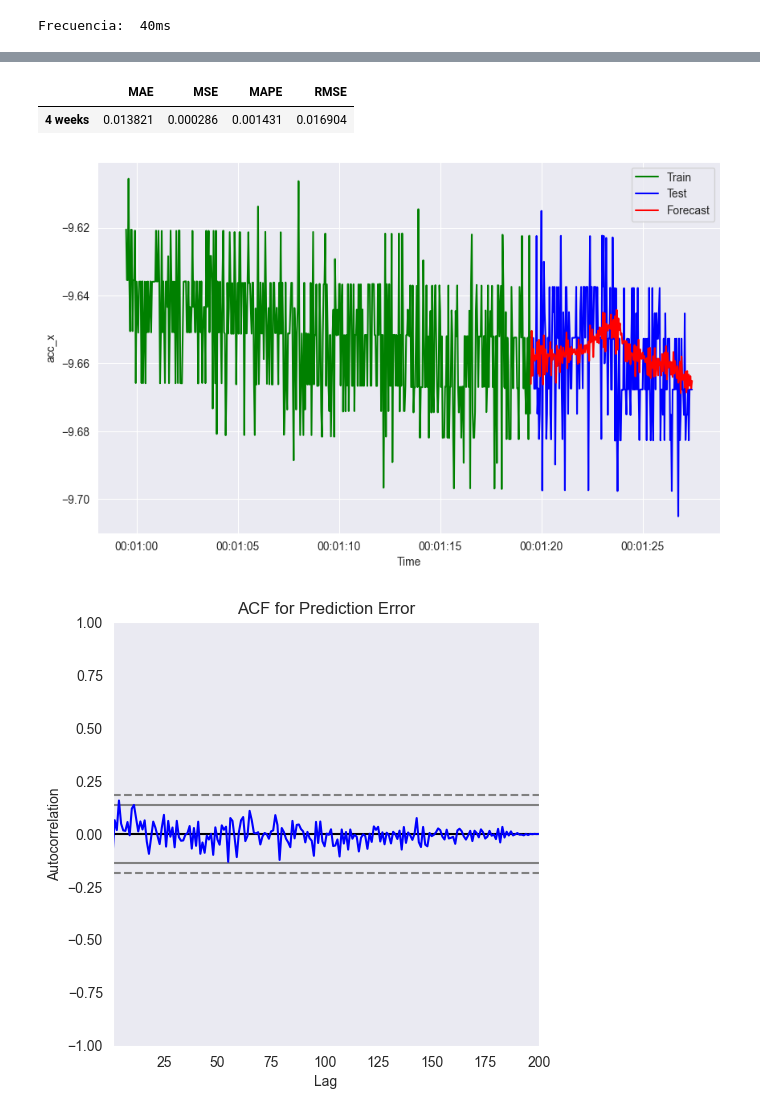
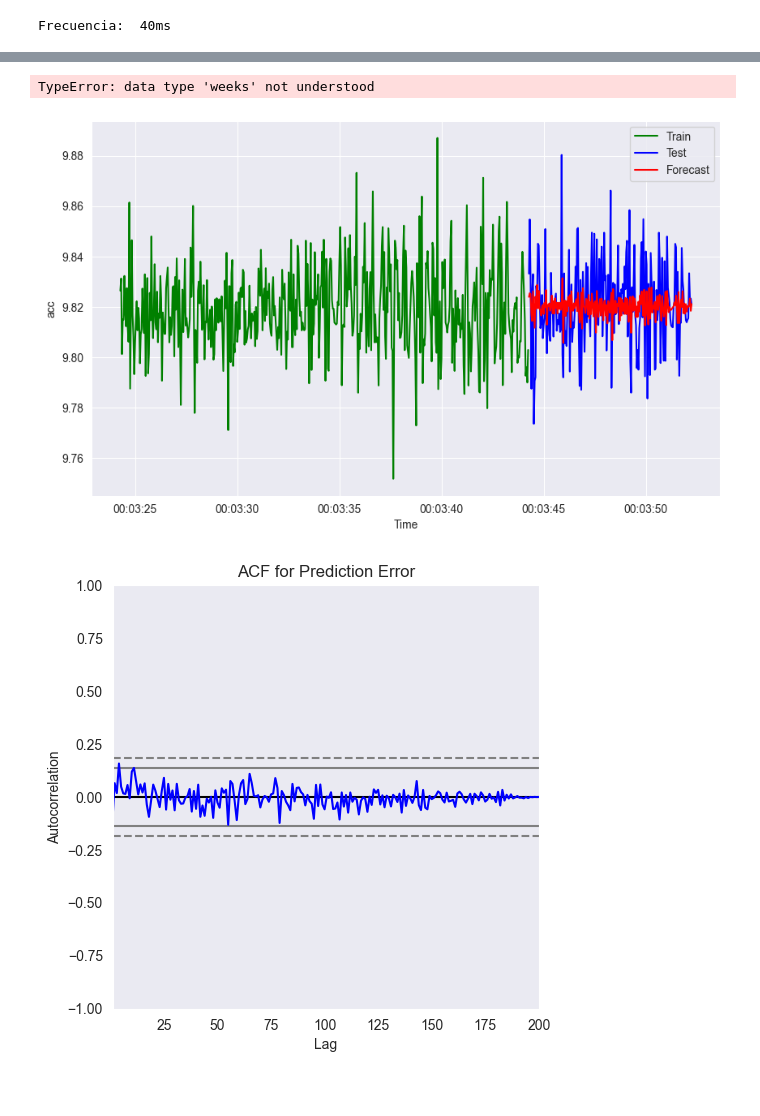
Before and after one commit to lllerena2/physiotherapy_challenge, a Jupyter notebook: book/notebooks.ipynb, the cells around one changed output, grey strips where cells are left out. Drawn from its saved outputs; the diff is of its cells as text; code cells hidden in the pictures; blank space fills up the shorter version.

```diff
--- a/book/notebooks.ipynb
+++ b/book/notebooks.ipynb
@@ -255,24 +197,24 @@ best_bic = np.inf
 best_order = None
 best_mdl = None
 
-pq_rng = range(5)
+pq_rng = range(3)
 d_rng  = range(3)
 
-for i in pq_rng:
+for p in pq_rng:
     for d in d_rng:
-        for j in pq_rng:
+        for q in pq_rng:
             try:
-                tmp_mdl = ARIMA(train, order=(i,d,j), freq=frecuencia).fit()
+                tmp_mdl = ARIMA(train, order=(p,d,q), freq=frecuencia).fit()
                 tmp_aic = tmp_mdl.aic
                 tmp_bic = tmp_mdl.bic
-                results.append((i, d, j, tmp_aic, tmp_bic))
+                results.append((p, d, q, tmp_aic, tmp_bic))
 
                 if tmp_aic < best_aic:
                     best_aic = tmp_aic
-                    best_order = (i, d, j)
+                    best_order = (p, d, q)
                     best_mdl = tmp_mdl
             except Exception as e:
-                print(f"Error en ARIMA({i},{d},{j}): {e}")
+                print(f"Error en ARIMA({p},{d},{q}): {e}")
                 continue
 
 results_df = pd.DataFrame(results, columns=['p', 'd', 'q', 'AIC', 'BIC'])
@@ -310,15 +291,0 @@ model_fit.plot_diagnostics(figsize=(14,10));
-# %%
-import pmdarima as pm
-
-model = pm.arima.auto_arima(train, start_p=1, start_q=1,
-                      test='adf',       # use adftest to find optimal 'd'
-                      max_p=4, max_q=4, # maximum p and q
-                      #m=,              # frequency of series
-                      d=None,           # let model determine 'd'
-                      seasonal=False,   # No Seasonality
-                      start_P=0,
-                      D=0,
-                      trace=True,
-                      error_action='ignore',
-                      suppress_warnings=True,
-                      stepwise=True)
@@ -344,3 +293,0 @@ from statsmodels.graphics.tsaplots import plot_predict
-# %%
-model = ARIMA(train, order=best_order)
-model_fit = model.fit()
@@ -420,6 +364,6 @@ def arima_rolling(history, test):
 
     return predictions
 # %%
-vald = vald.tolist()
-yhat_vald  = arima_rolling(train.tolist(), vald)
+#test = test.tolist()
+yhat_test  = arima_rolling(train.tolist(), test)
 # %% [output]
@@ -444,15 +375,14 @@ predicted=-9.651723, expected=-9.630022
 # %%
-forecast_accuracy(np.array(vald), np.array(yhat_vald), "4 weeks")
+forecast_accuracy(np.array(test), np.array(yhat_test, "weeks"))
 # %% [output]
-|  | MAE | MSE | MAPE | RMSE |
-| 4 weeks | 0.013821 | 0.000286 | 0.001431 | 0.016904 |
+TypeError: data type 'weeks' not understood
 # %%
 ax = sns.lineplot(x=dates_train[-500:], y=train[-500:], label="Train", color='g')
-sns.lineplot(x=dates_vald, y=dates_vald, label="Test", color='b')
-sns.lineplot(x=dates_vald, y=yhat_vald, label="Forecast", color='r')
+sns.lineplot(x=dates_test, y=test, label="Test", color='b')
+sns.lineplot(x=dates_test, y=yhat_test, label="Forecast", color='r')
 plt.show()
 # %% [output]
-[figure, old version]
+[figure, new version]
 # %%
 pred_error = np.array(vald) - np.array(yhat_vald)
 # %%
```
Also changed, not shown: parts of 52 cells of this notebook.
